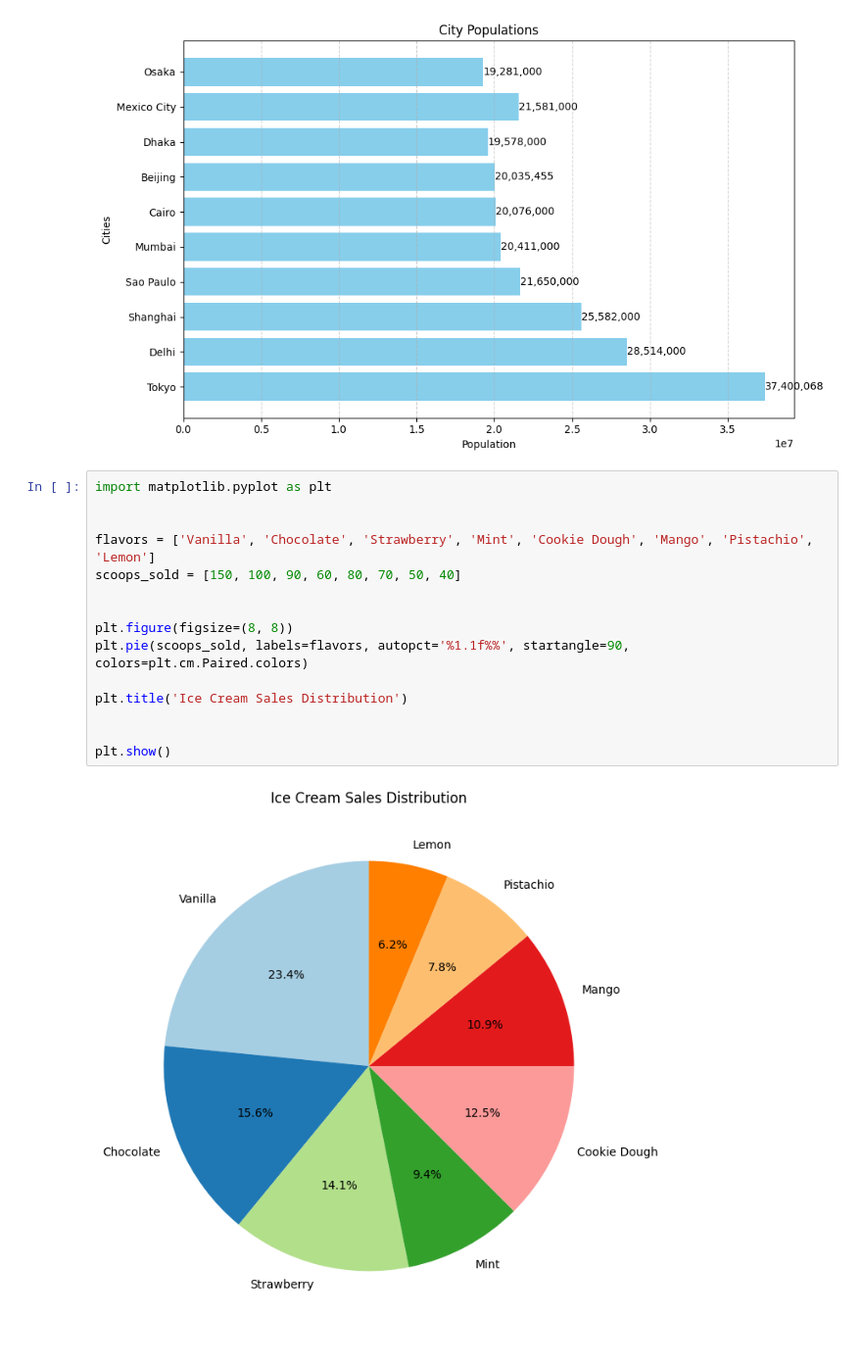
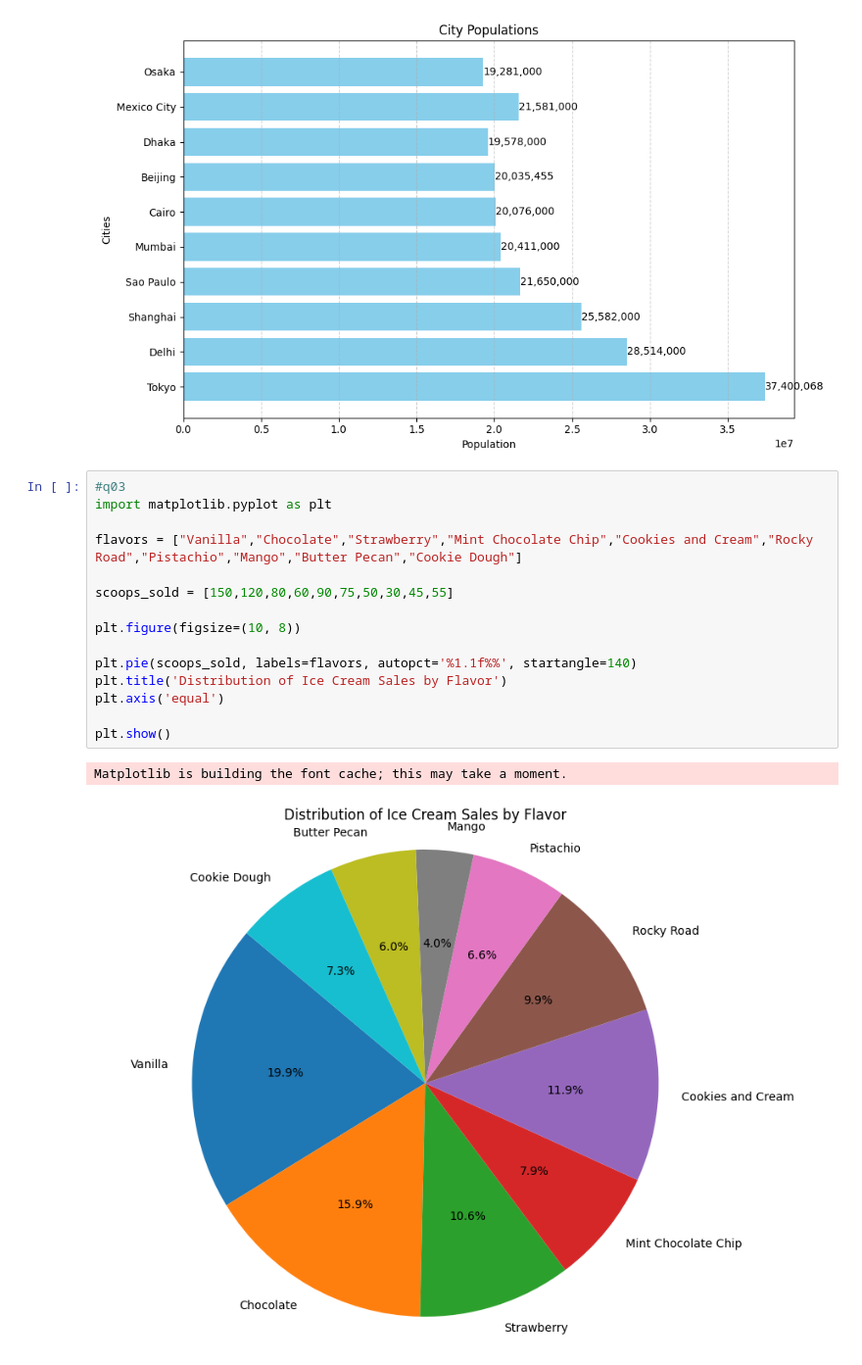
Before and after one commit to ibrahimjohar/PAI-Fall-2024, a Jupyter notebook: Labs/09/lab9.ipynb, the cells around one changed output. Shown: that part at 98% size. Saved outputs shown, nothing was run; the diff lists cells and outputs as text.

```diff
--- a/Labs/09/lab9.ipynb
+++ b/Labs/09/lab9.ipynb
@@ -74,19 +76,20 @@ plt.show()
 # %% [output]
 [figure]
 # %%
+#q03
 import matplotlib.pyplot as plt
 
+flavors = ["Vanilla","Chocolate","Strawberry","Mint Chocolate Chip","Cookies and Cream","Rocky Road","Pistachio","Mango","Butter Pecan","Cookie Dough"]
 
-flavors = ['Vanilla', 'Chocolate', 'Strawberry', 'Mint', 'Cookie Dough', 'Mango', 'Pistachio', 'Lemon']
-scoops_sold = [150, 100, 90, 60, 80, 70, 50, 40]
+scoops_sold = [150,120,80,60,90,75,50,30,45,55]
 
+plt.figure(figsize=(10, 8))
 
-plt.figure(figsize=(8, 8))
-plt.pie(scoops_sold, labels=flavors, autopct='%1.1f%%', startangle=90, colors=plt.cm.Paired.colors)
-
-plt.title('Ice Cream Sales Distribution')
-
+plt.pie(scoops_sold, labels=flavors, autopct='%1.1f%%', startangle=140)
+plt.title('Distribution of Ice Cream Sales by Flavor')
+plt.axis('equal')
 
 plt.show()
 # %% [output]
+Matplotlib is building the font cache; this may take a moment.
-[figure, old version]
+[figure, new version]
```
Also changed, not shown: parts of 6 cells of this notebook, 1 other file.
